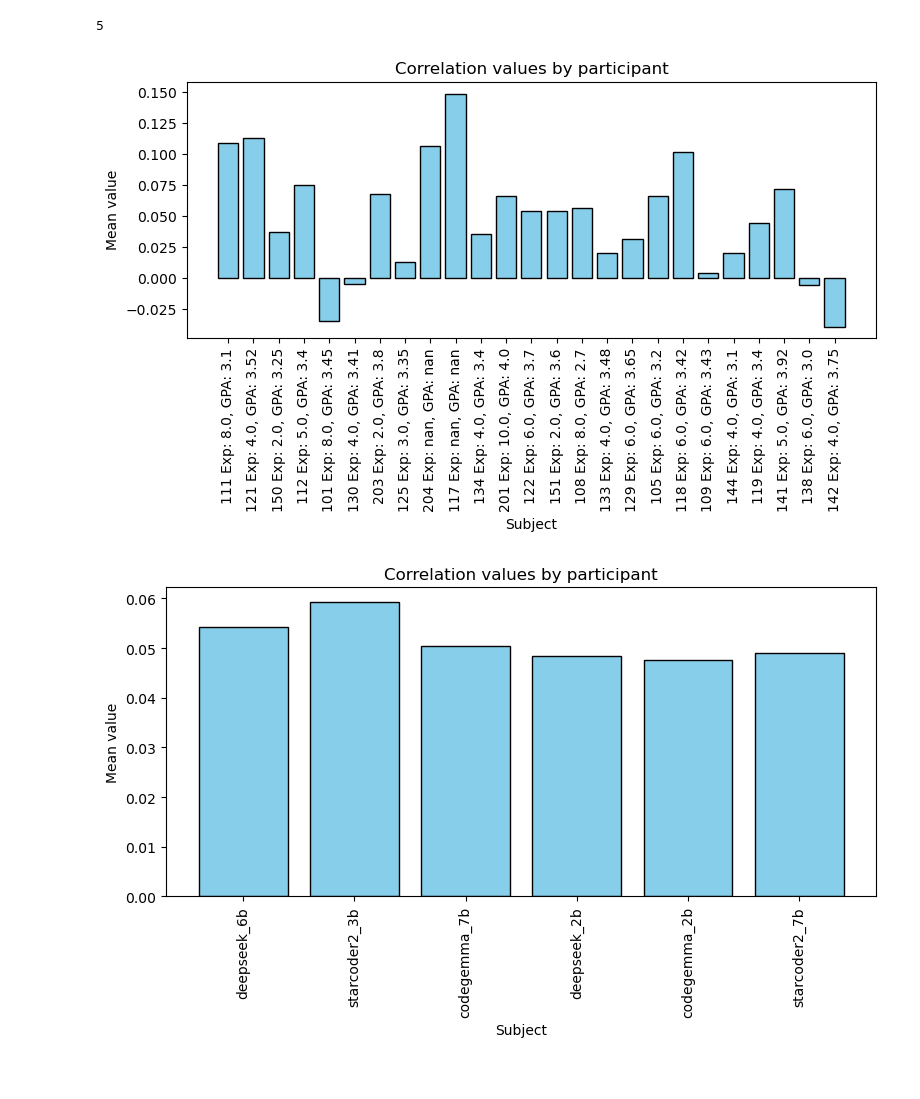
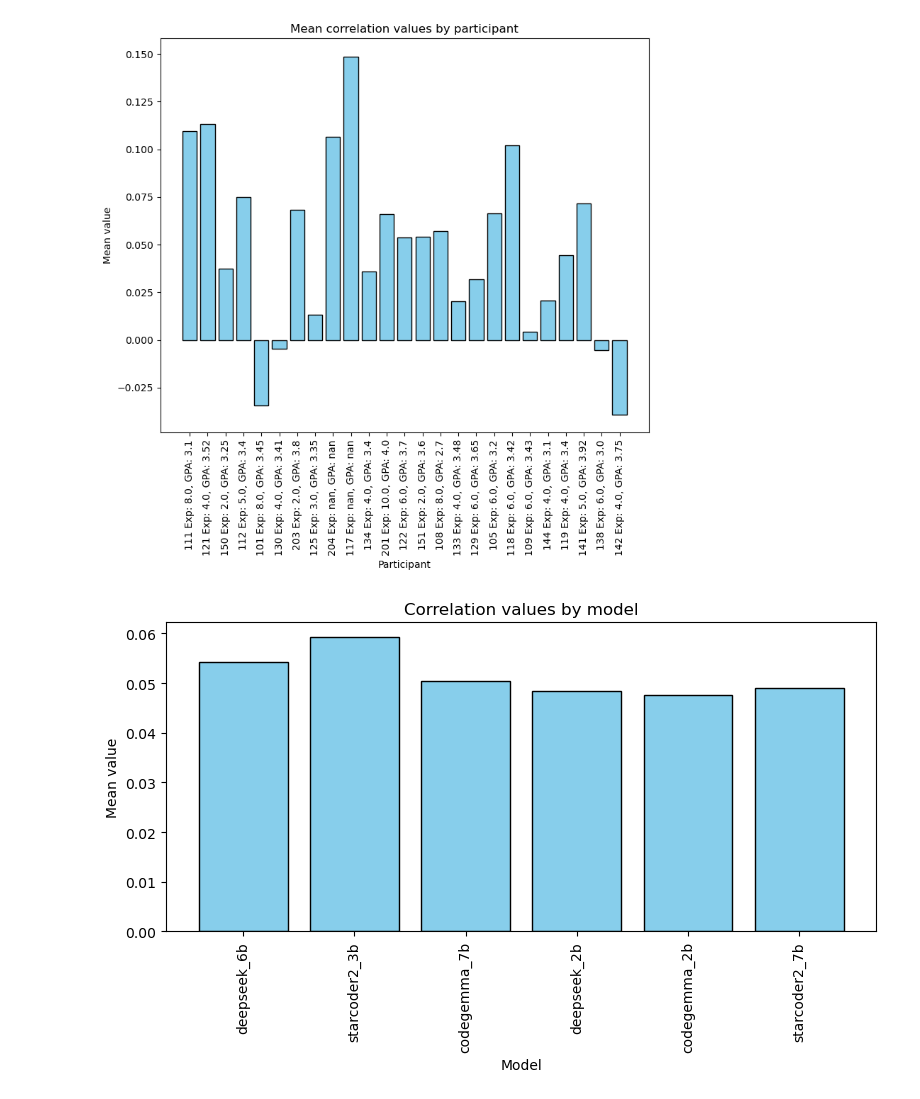
Before and after one commit to largehappygroup/fmri_model, a Jupyter notebook: analysis/fir/plotting_results.ipynb, the cells around one changed output. Cells and saved outputs as stored; diff of their text form; code cells hidden in the pictures.

```diff
--- a/analysis/fir/plotting_results.ipynb
+++ b/analysis/fir/plotting_results.ipynb
@@ -18,10 +28,6 @@ demo_data = pd.read_csv("/home/zachkaras/fmri/fmri_model/master-survey-data.csv"
 
 def nested_dict():
         return defaultdict(nested_dict)
-# %%
-(np.where(demo_data['id'] == 111))[0][0]
-# %% [output]
-5
 # %%
 # dictionary structure is participant, task, model, layer
 
@@ -55,27 +62,36 @@ for person, taskModelLayerCorr in corr_means.items():
                     layer_performance[model][layer].append(val)
 # %%
 # RQ1 - how do correlation values relate to coding performance? Collect correlation values for each participant
+# can use demogrpahic data for code_correct, code_complete, Code_more_structured, Typing Constraints, Code_LR_Instinct_vs_Solved
 def participant_index(id):
     # idx = (np.where(demo_data['id'] == int(id)))[0]
     # print(id, idx)
     return (np.where(demo_data['id'] == int(id)))[0][0]
 
 # Compute means
 labels = list(participant_performance.keys())
+# Semesters experience and GPA
 labels = [f"{l} Exp: {demo_data.loc[participant_index(l), 'semesters_experience']}, GPA: {demo_data.loc[participant_index(l), 'GPA']}" for l in labels]
+
+# code correct and code complete
+# labels = [f"{l} Correct: {demo_data.loc[participant_index(l), 'code_correct']}, Complete: {demo_data.loc[participant_index(l), 'code_complete']}" for l in labels]
+
+# code more structured, typing constraints, instinct vs solved
+# labels = [f"{l} Structured: {demo_data.loc[participant_index(l), 'Code_more_structured']}, Typing Trouble: {demo_data.loc[participant_index(l), 'Typing Constraints']}, Solved {demo_data.loc[participant_index(l), 'Code_LR_Instinct_vs_Solved']}" for l in labels]
+
 means = [np.mean(v) for v in participant_performance.values()]
 
 # Plot
-plt.figure(figsize=(8,5))
+plt.figure(figsize=(8,8))
 plt.bar(labels, means, color='skyblue', edgecolor='black')
 plt.ylabel("Mean value")
-plt.xlabel("Subject")
+plt.xlabel("Participant")
 plt.xticks(rotation=90)
-plt.title("Correlation values by participant")
+plt.title("Mean correlation values by participant")
 plt.tight_layout()
 plt.show()
 # %% [output]
-[figure, old version]
+[figure, new version]
 # %%
 # RQ3 - how do the different models relate to ridge regression performance? Collect correlation values for each model
 
@@ -88,13 +104,13 @@ means = [np.mean(v) for v in model_performance.values()]
 plt.figure(figsize=(8,5))
 plt.bar(labels, means, color='skyblue', edgecolor='black')
 plt.ylabel("Mean value")
-plt.xlabel("Subject")
+plt.xlabel("Model")
 plt.xticks(rotation=90)
-plt.title("Correlation values by participant")
+plt.title("Correlation values by model")
 plt.tight_layout()
 plt.show()
 # %% [output]
-[figure, old version]
+[figure, new version]
 # %%
 # RQ4 - how do the tasks compare to one another? Collect correlation values for the two tasks
 
```
Also changed, not shown: parts of 6 cells of this notebook, 4 other files.
